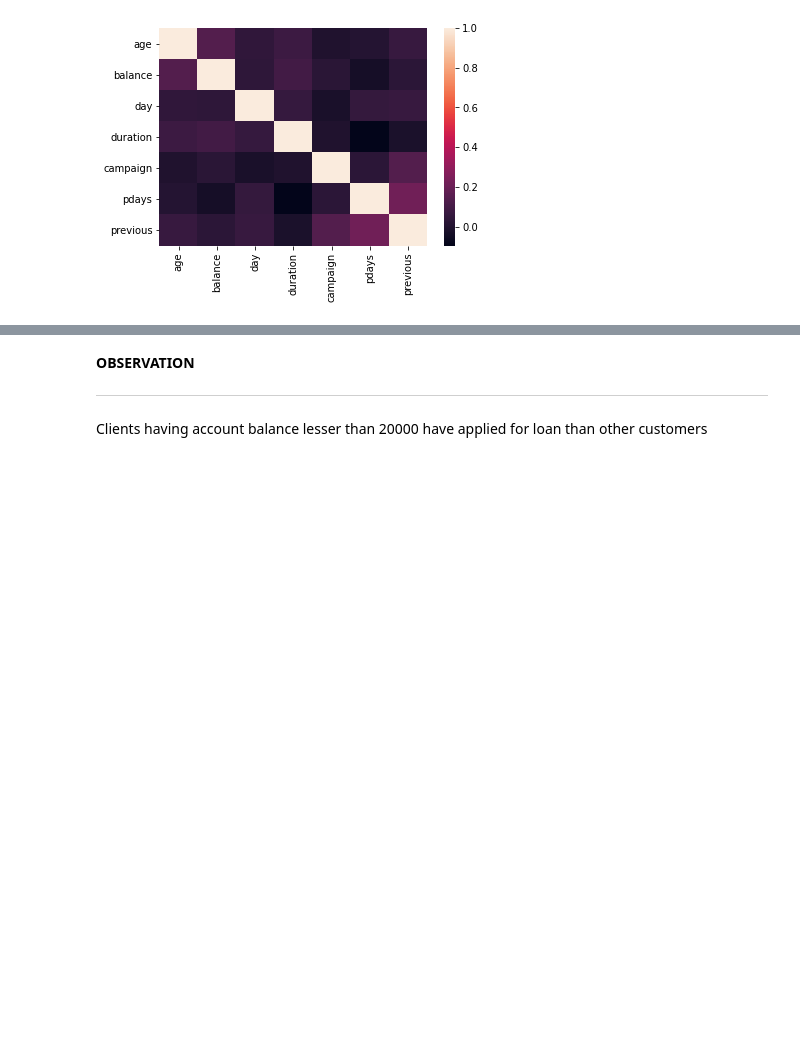
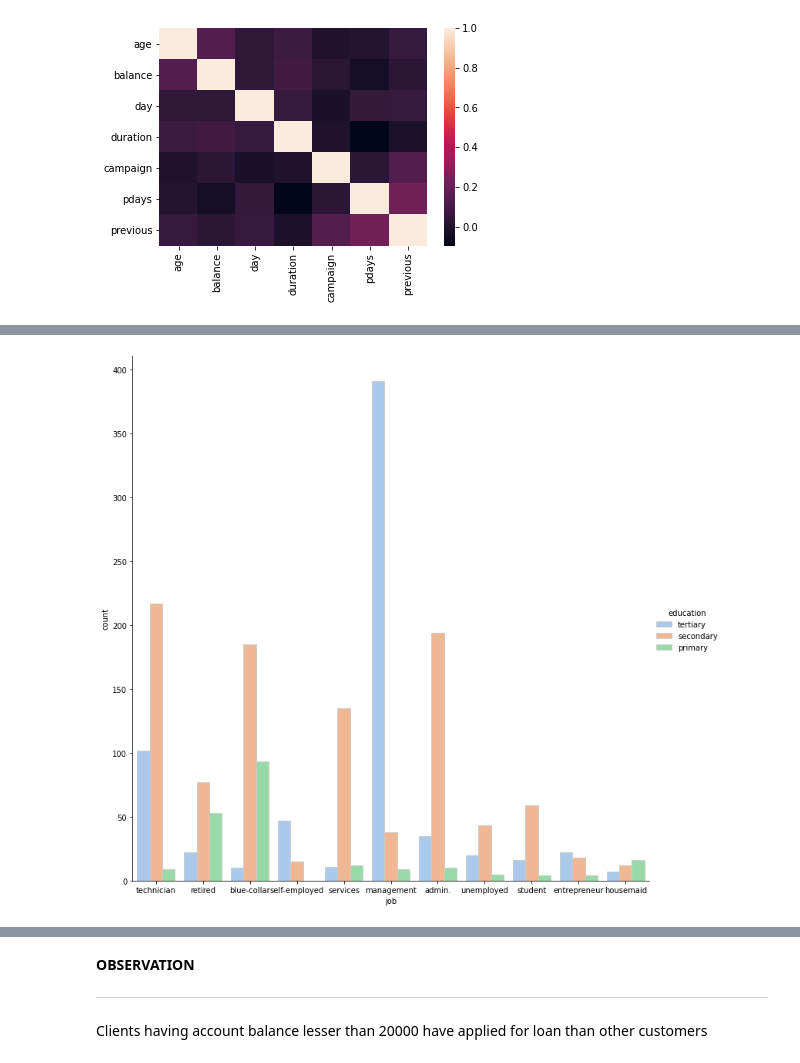
Before and after one commit to riyajoe/Data-Mining-Task, a Jupyter notebook: etivity1.ipynb, the cells around one changed output, grey strips where cells are left out. Saved outputs shown, nothing was run; the diff lists cells and outputs as text; code cells hidden in the pictures; blank space fills up the shorter version.

```diff
--- a/etivity1.ipynb
+++ b/etivity1.ipynb
@@ -156,0 +87,5 @@ plt.show()
+# %%
+ax=sns.catplot(x="job", kind="count",
+            palette="pastel",hue="education", edgecolor=".8",data=df,height=10, aspect=1)
+# %% [output]
+[figure, added]
```
Also changed, not shown: parts of 49 cells of this notebook.
